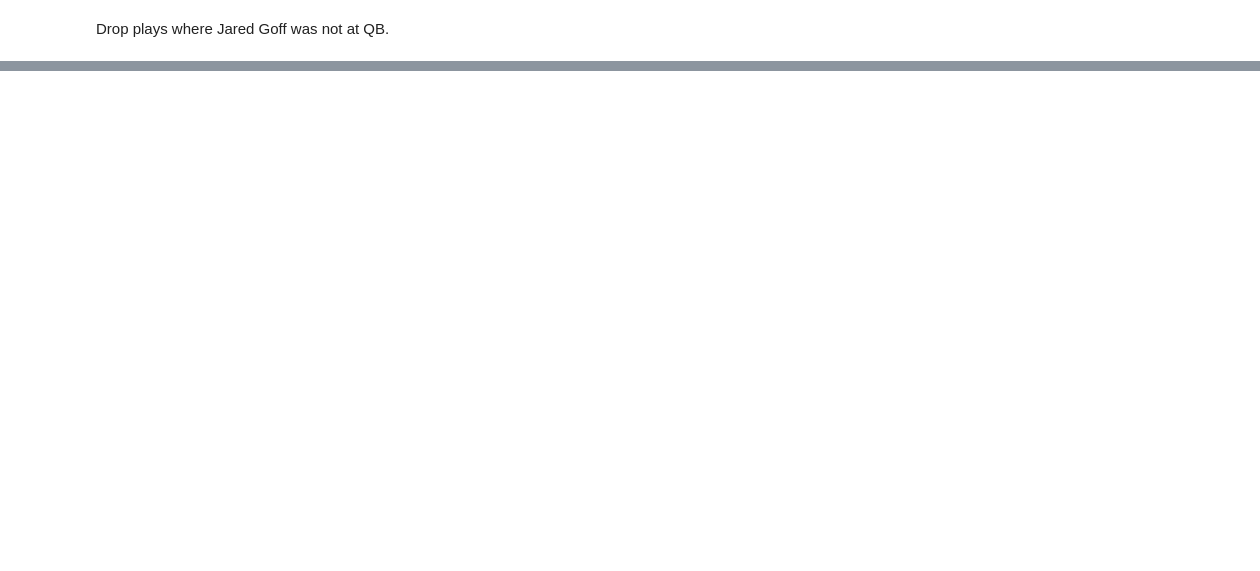
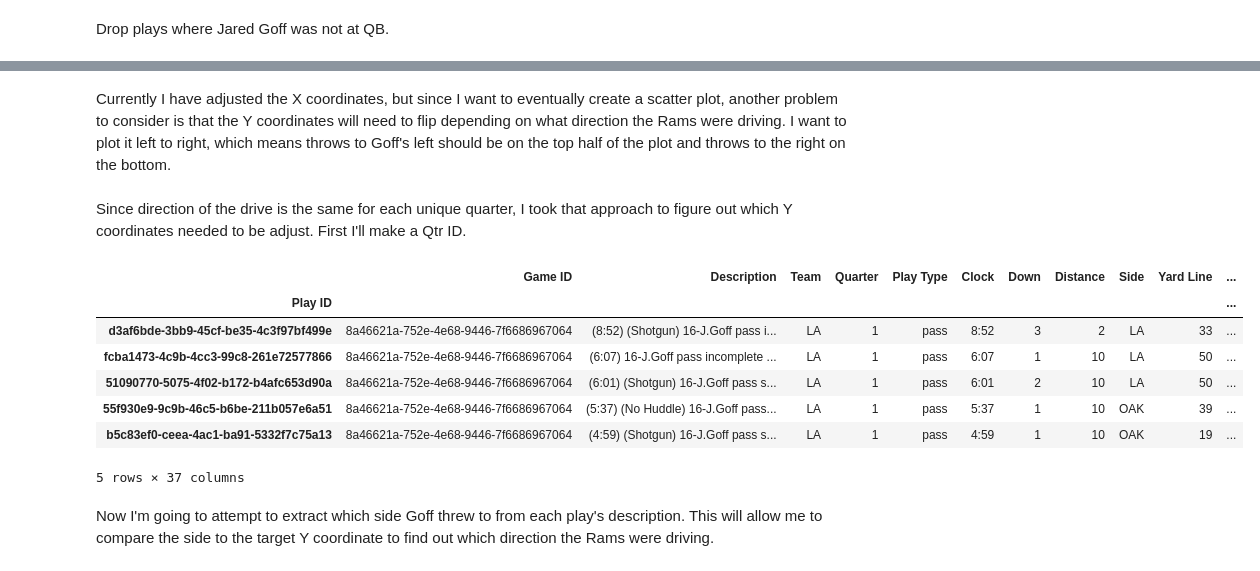
Before and after one commit to brown2te/Jared-Goff-NGS, a Jupyter notebook: Jared Goff 2018 - Gathering Data.ipynb, the cells around one changed output, grey strips where cells are left out. Drawn from its saved outputs; the diff is of its cells as text; code cells hidden in the pictures; blank space fills up the shorter version.

```diff
--- a/Jared Goff 2018 - Gathering Data.ipynb
+++ b/Jared Goff 2018 - Gathering Data.ipynb
@@ -735,0 +811,21 @@ rams_ngs2018
+# %% [markdown]
+Currently I have adjusted the X coordinates, but since I want to eventually create a scatter plot, another problem to consider is that the Y coordinates will need to flip depending on what direction the Rams were driving. I want to plot it left to right, which means throws to Goff's left should be on the top half of the plot and throws to the right on the bottom.
+# %% [markdown]
+Since direction of the drive is the same for each unique quarter, I took that approach to figure out which Y coordinates needed to be adjust. First I'll make a Qtr ID.
+# %%
+for i,play in goff.iterrows():
+
+    goff.loc[i,'Qtr ID'] = str(play['Game ID']) + '-' + str(play['Quarter'])
+
+goff.head()
+# %% [output]
+|  | Game ID | Description | Team | Quarter | Play Type | Clock | Down | Distance | Side | Yard Line | ... |
+| Play ID |  |  |  |  |  |  |  |  |  |  | ... |
+| d3af6bde-3bb9-45cf-be35-4c3f97bf499e | 8a46621a-752e-4e68-9446-7f6686967064 | (8:52) (Shotgun) 16-J.Goff pass i... | LA | 1 | pass | 8:52 | 3 | 2 | LA | 33 | ... |
+| fcba1473-4c9b-4cc3-99c8-261e72577866 | 8a46621a-752e-4e68-9446-7f6686967064 | (6:07) 16-J.Goff pass incomplete ... | LA | 1 | pass | 6:07 | 1 | 10 | LA | 50 | ... |
+| 51090770-5075-4f02-b172-b4afc653d90a | 8a46621a-752e-4e68-9446-7f6686967064 | (6:01) (Shotgun) 16-J.Goff pass s... | LA | 1 | pass | 6:01 | 2 | 10 | LA | 50 | ... |
+| 55f930e9-9c9b-46c5-b6be-211b057e6a51 | 8a46621a-752e-4e68-9446-7f6686967064 | (5:37) (No Huddle) 16-J.Goff pass... | LA | 1 | pass | 5:37 | 1 | 10 | OAK | 39 | ... |
+| b5c83ef0-ceea-4ac1-ba91-5332f7c75a13 | 8a46621a-752e-4e68-9446-7f6686967064 | (4:59) (Shotgun) 16-J.Goff pass s... | LA | 1 | pass | 4:59 | 1 | 10 | OAK | 19 | ... |
+5 rows × 37 columns
+# %% [markdown]
+Now I'm going to attempt to extract which side Goff threw to from each play's description. This will allow me to compare the side to the target Y coordinate to find out which direction the Rams were driving.
```
Also changed, not shown: parts of 31 cells of this notebook.
